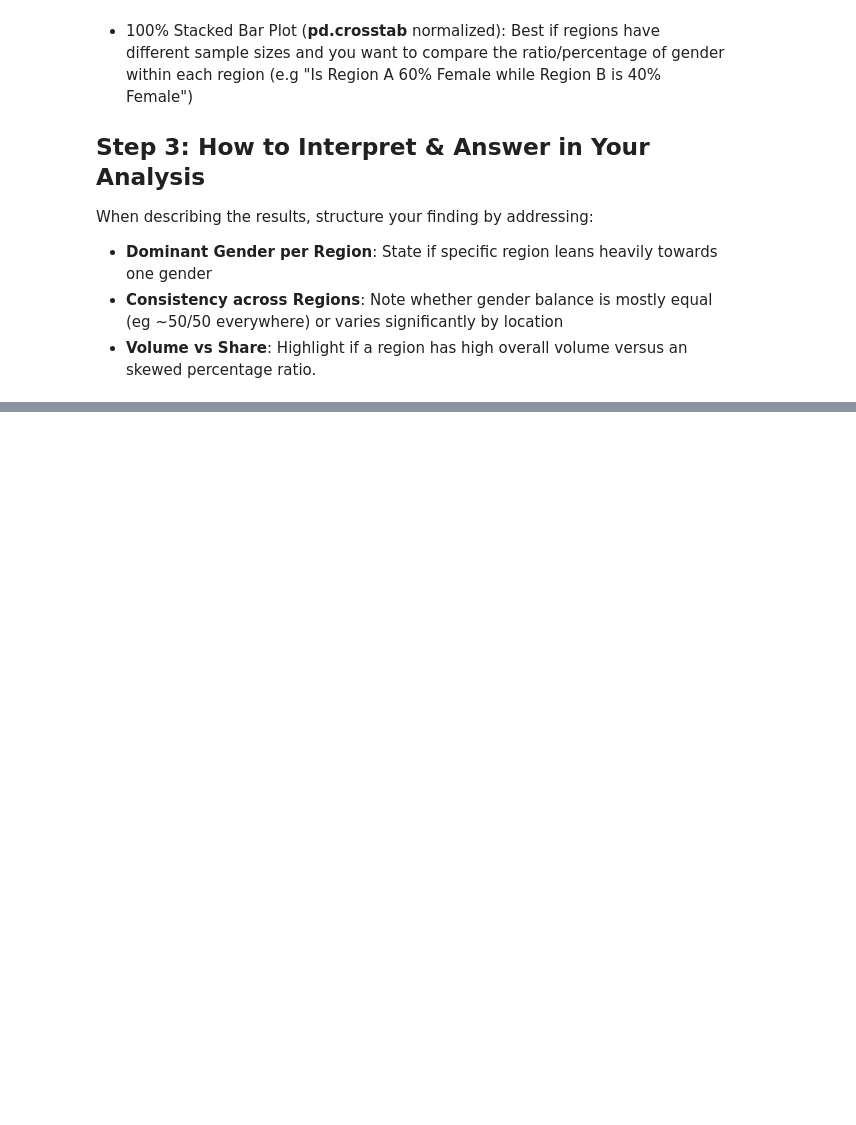
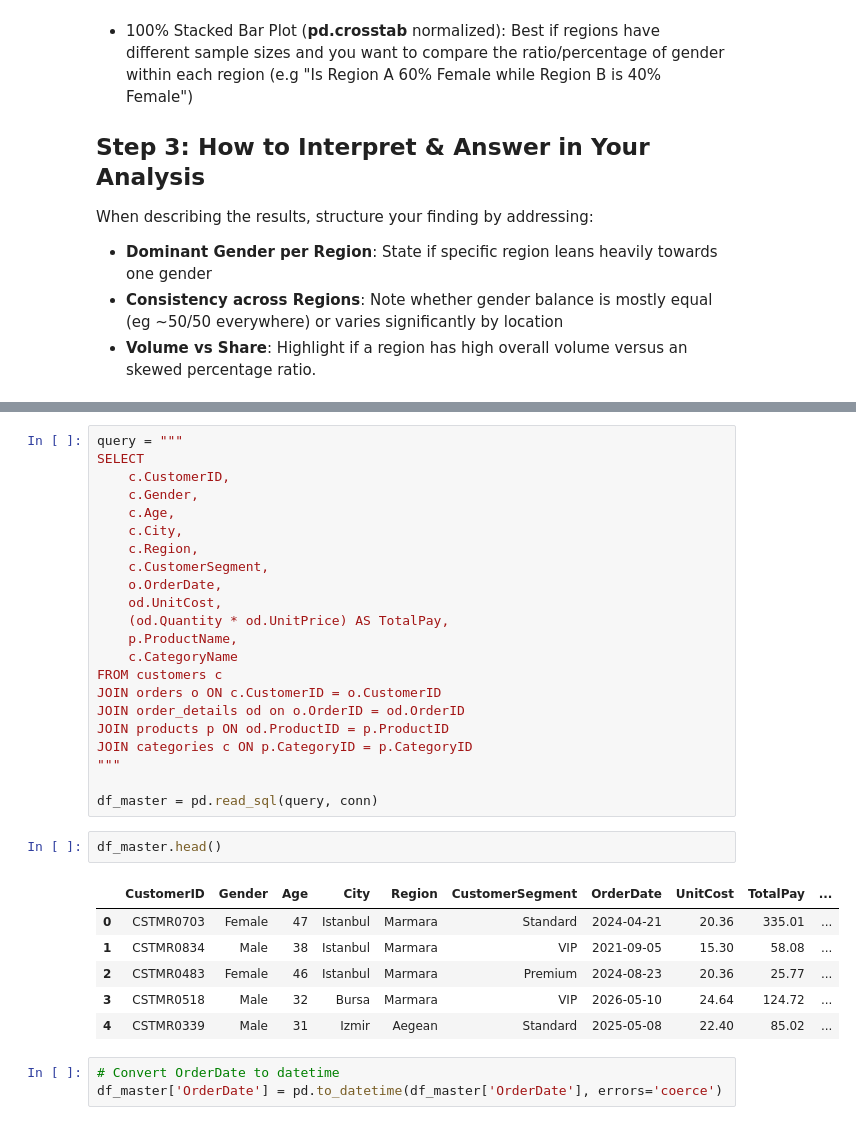
Before and after one commit to geff-ghost/notebooks, a Jupyter notebook: retail_data/MixedKnowledge.ipynb, the cells around one changed output, grey strips where cells are left out. Saved outputs shown, nothing was run; the diff lists cells and outputs as text; blank space fills up the shorter version.

```diff
--- a/retail_data/MixedKnowledge.ipynb
+++ b/retail_data/MixedKnowledge.ipynb
@@ -857,0 +880,34 @@ When describing the results, structure your finding by addressing:
+# %%
+query = """
+SELECT
+    c.CustomerID,
+    c.Gender,
+    c.Age,
+    c.City,
+    c.Region,
+    c.CustomerSegment,
+    o.OrderDate,
+    od.UnitCost,
+    (od.Quantity * od.UnitPrice) AS TotalPay,
+    p.ProductName,
+    c.CategoryName
+FROM customers c
+JOIN orders o ON c.CustomerID = o.CustomerID
+JOIN order_details od on o.OrderID = od.OrderID
+JOIN products p ON od.ProductID = p.ProductID
+JOIN categories c ON p.CategoryID = p.CategoryID
+"""
+
+df_master = pd.read_sql(query, conn)
+# %%
+df_master.head()
+# %% [output]
+|  | CustomerID | Gender | Age | City | Region | CustomerSegment | OrderDate | UnitCost | TotalPay | ... |
+| 0 | CSTMR0703 | Female | 47 | Istanbul | Marmara | Standard | 2024-04-21 | 20.36 | 335.01 | ... |
+| 1 | CSTMR0834 | Male | 38 | Istanbul | Marmara | VIP | 2021-09-05 | 15.30 | 58.08 | ... |
+| 2 | CSTMR0483 | Female | 46 | Istanbul | Marmara | Premium | 2024-08-23 | 20.36 | 25.77 | ... |
+| 3 | CSTMR0518 | Male | 32 | Bursa | Marmara | VIP | 2026-05-10 | 24.64 | 124.72 | ... |
+| 4 | CSTMR0339 | Male | 31 | Izmir | Aegean | Standard | 2025-05-08 | 22.40 | 85.02 | ... |
+# %%
+# Convert OrderDate to datetime
+df_master['OrderDate'] = pd.to_datetime(df_master['OrderDate'], errors='coerce')
```
Also changed, not shown: parts of 5 cells of this notebook.
